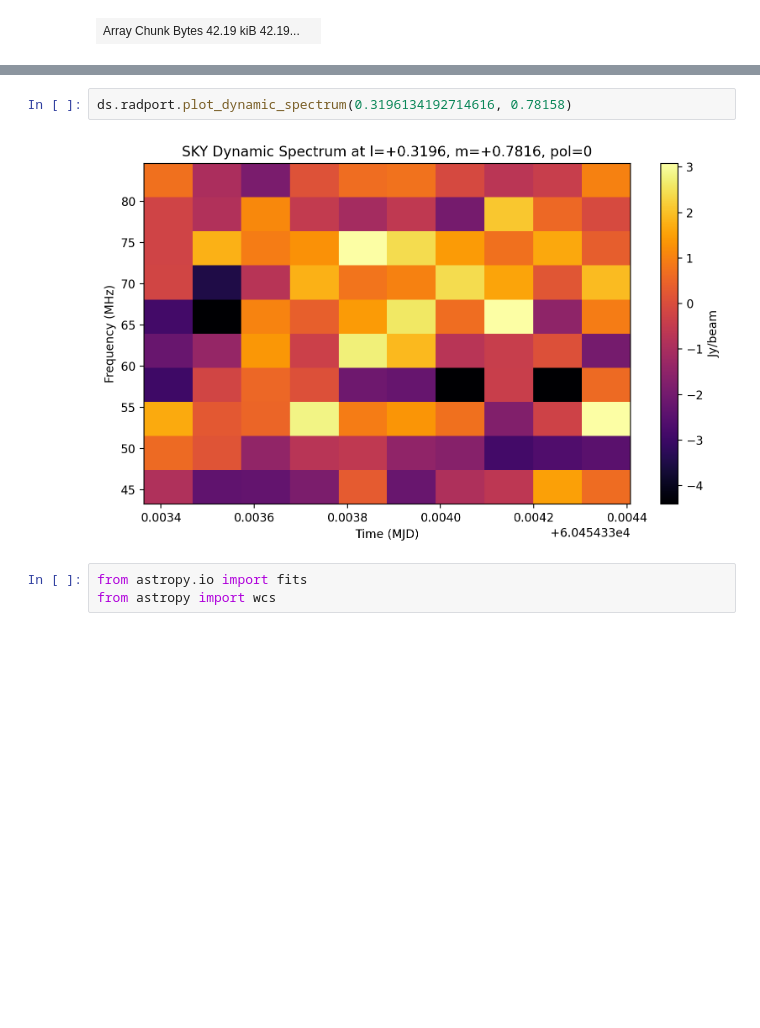
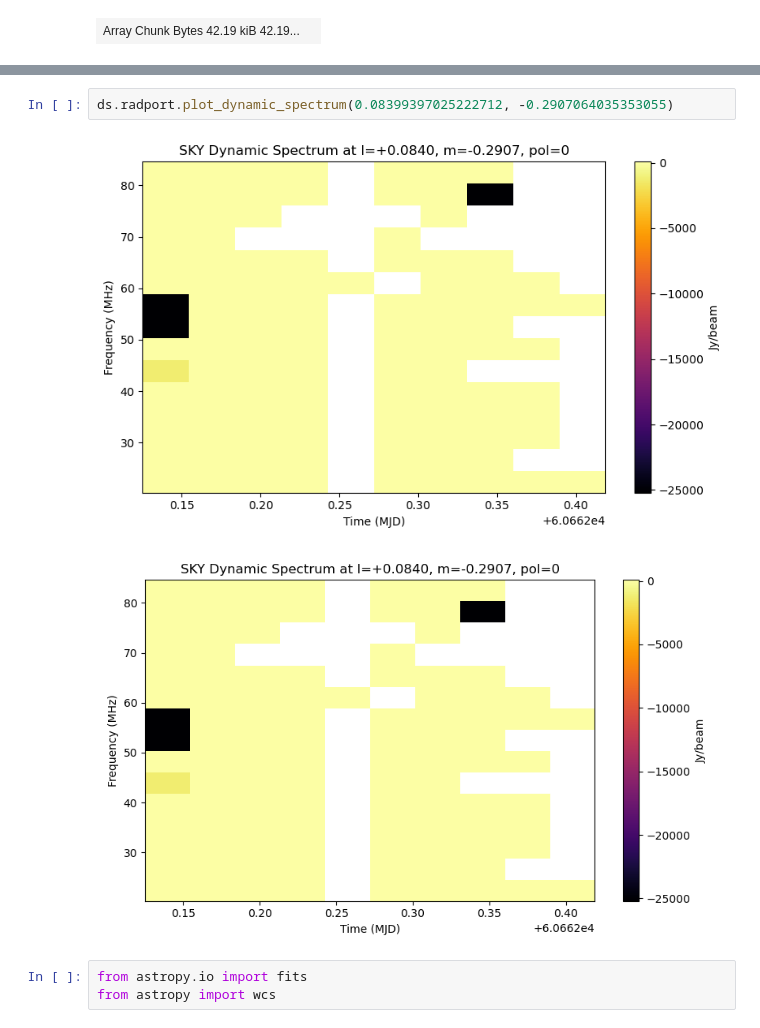
Before and after one commit to uw-ssec/ovro-lwa-portal, a Jupyter notebook: notebooks/radport_test.ipynb, the cells around one changed output, grey strips where cells are left out. Saved outputs shown, nothing was run; the diff lists cells and outputs as text; blank space fills up the shorter version.

```diff
--- a/notebooks/radport_test.ipynb
+++ b/notebooks/radport_test.ipynb
@@ -160,7 +165,8 @@ ds.radport.find_peaks(5, 5)
 # %%
-ds.radport.plot_dynamic_spectrum(0.3196134192714616, 0.78158)
+ds.radport.plot_dynamic_spectrum(0.08399397025222712, -0.2907064035353055)
 # %% [output]
-[figure, old version]
+[figure, new version]
+[figure, added]
 # %%
 from astropy.io import fits
 from astropy import wcs
```
Also changed, not shown: parts of 9 cells of this notebook.
